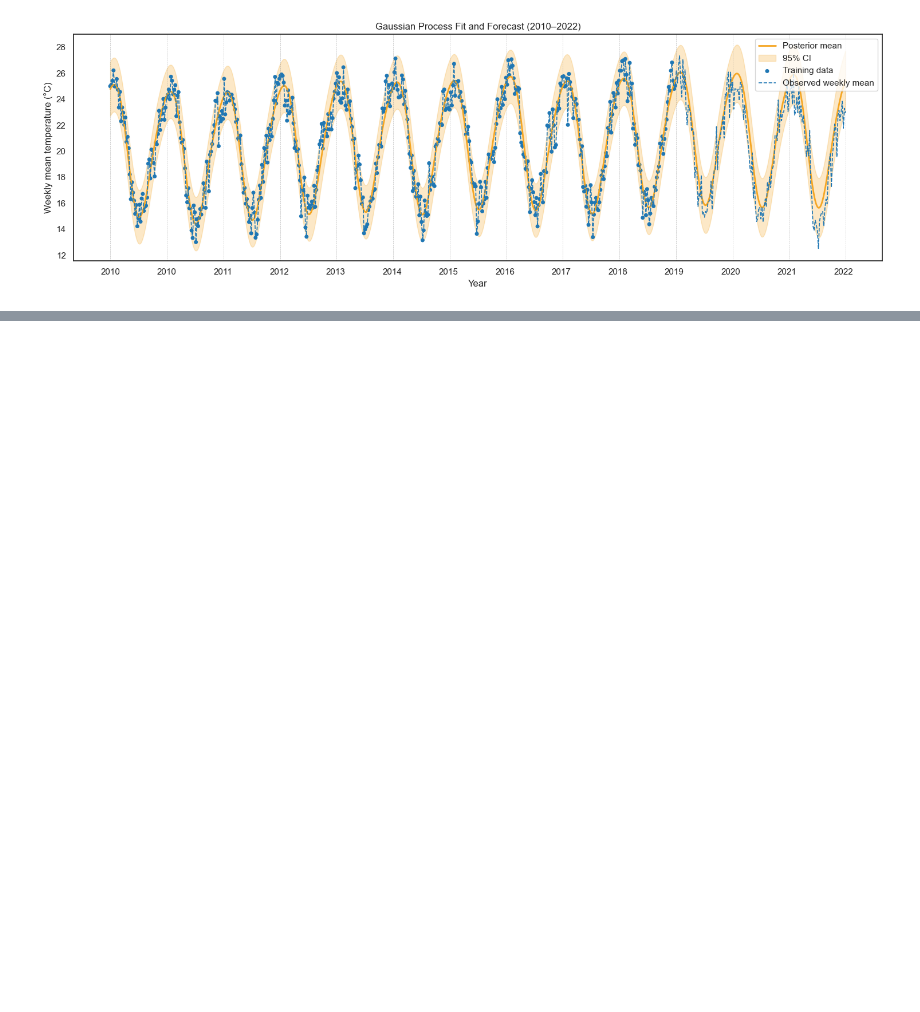
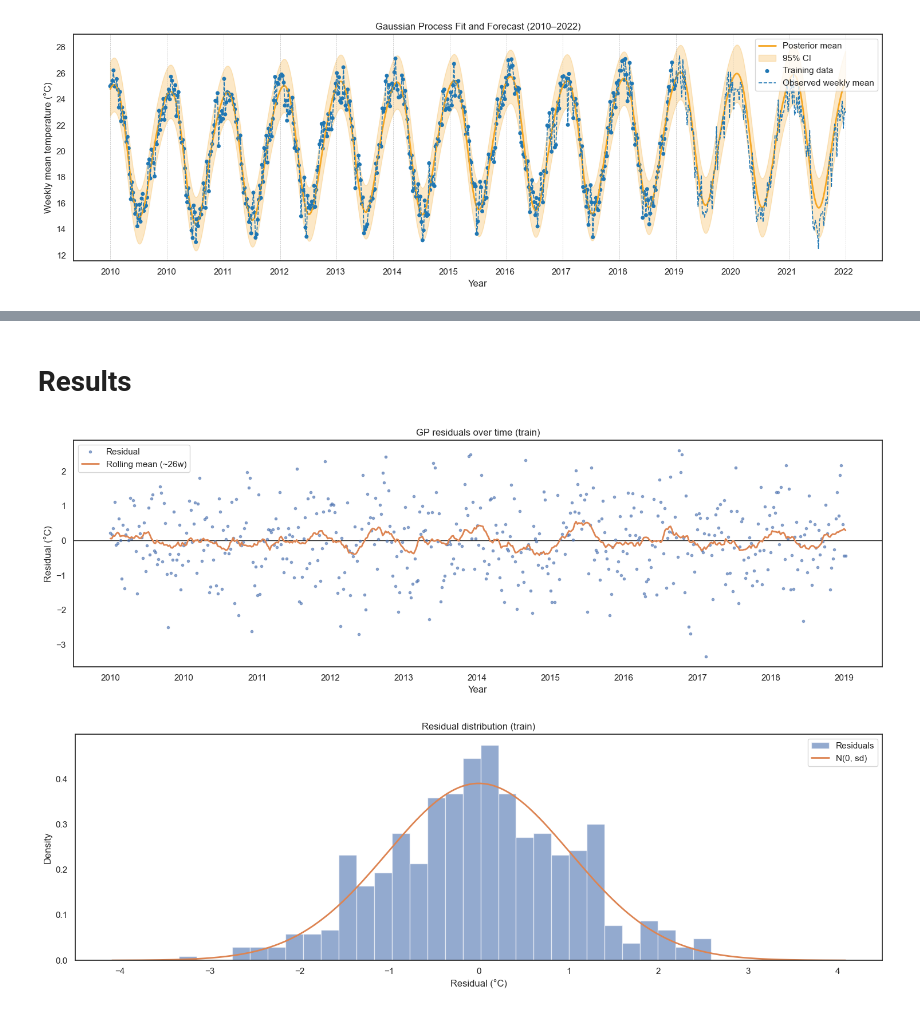
Before and after one commit to EthanGTJones/STAT3008-Group-Project, a Jupyter notebook: weather_data.ipynb, the cells around one changed output, grey strips where cells are left out. Cells and saved outputs as stored; diff of their text form; code cells hidden in the pictures; blank space fills up the shorter version.

Commit message:
results added for prac

```diff
--- a/weather_data.ipynb
+++ b/weather_data.ipynb
@@ -192,0 +281,40 @@ plt.show()
+# %% [markdown]
+# Results
+# %%
+from scipy.stats import norm
+
+y_tr_mean, y_tr_std = gp.predict(X_train, return_std=True)
+resid = y_train - y_tr_mean
+
+weeks_per_year = 52
+xticks = np.arange(0, X_train.max()+1, weeks_per_year)
+xlabels = (t0 + pd.to_timedelta(xticks * 7, unit="D")).year
+
+plt.figure(figsize=(15,5))
+plt.axhline(0, color='k', lw=1)
+plt.plot(X_train.ravel(), resid, '.', alpha=0.6, label='Residual')
+# Rolling mean residual (approx 26-week window)
+order = np.argsort(X_train.ravel())
+x_sorted = X_train.ravel()[order]
+r_sorted = resid[order]
+win = 26
+if len(r_sorted) >= win:
+    r_roll = pd.Series(r_sorted).rolling(win, center=True, min_periods=int(win/2)).mean().values
+    plt.plot(x_sorted, r_roll, lw=2, label='Rolling mean (~26w)')
+plt.xticks(xticks, xlabels.astype(str))
+plt.xlabel("Year"); plt.ylabel("Residual (°C)")
+plt.title("GP residuals over time (train)")
+plt.legend(); plt.tight_layout(); plt.show()
+
+# Residual histogram with N(0, sigmâ) overlay for quick check
+plt.figure(figsize=(15,5))
+plt.hist(resid, bins=30, density=True, alpha=0.6, label='Residuals')
+mu, sd = np.mean(resid), np.std(resid)
+xs = np.linspace(mu-4*sd, mu+4*sd, 200)
+plt.plot(xs, norm.pdf(xs, loc=0, scale=sd), lw=2, label='N(0, sd)')
+plt.xlabel("Residual (°C)"); plt.ylabel("Density")
+plt.title("Residual distribution (train)")
+plt.legend(); plt.tight_layout(); plt.show()
+# %% [output]
+[figure, added]
+[figure, added]
```
Also changed, not shown: parts of 8 cells of this notebook.
